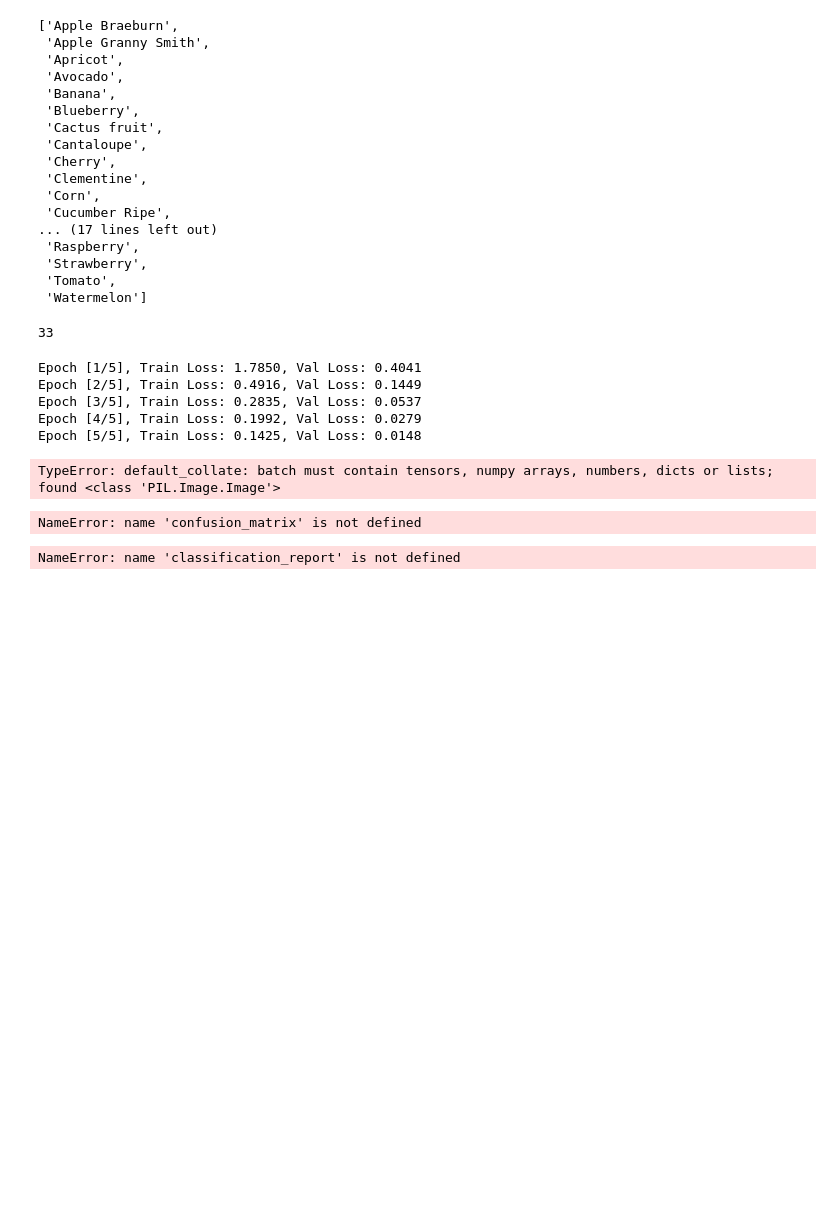
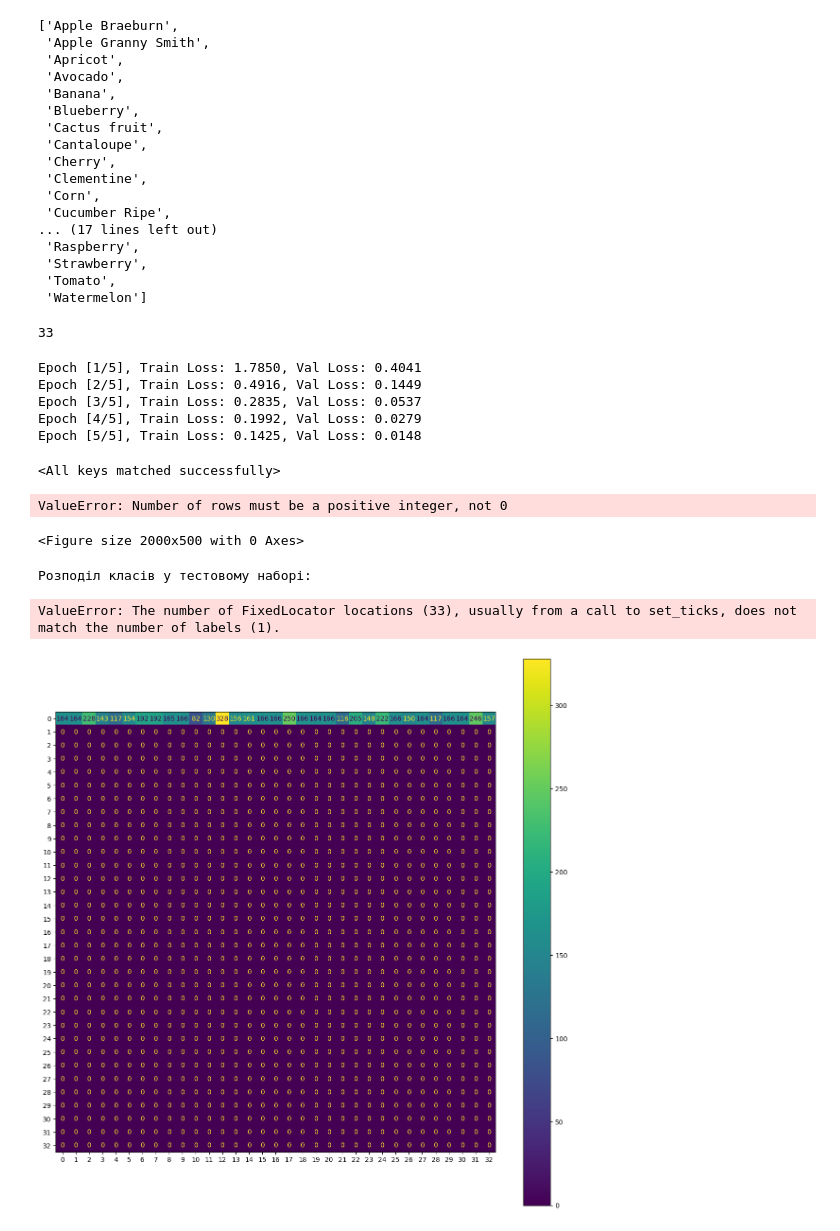
Before and after one commit to mssamoilenko/-_optuna, a Jupyter notebook: Truesamoilenko_fruit-classification.ipynb, the cells around one changed output. Cells and saved outputs as stored; diff of their text form; code cells hidden in the pictures; blank space fills up the shorter version.

Commit message:
Kaggle Notebook | fruit_classification | Version 9

```diff
--- a/Truesamoilenko_fruit-classification.ipynb
+++ b/Truesamoilenko_fruit-classification.ipynb
@@ -185,7 +193,8 @@ Epoch [4/5], Train Loss: 0.1992, Val Loss: 0.0279
 Epoch [5/5], Train Loss: 0.1425, Val Loss: 0.0148
 # %%
 test_dir = '/kaggle/input/fruit-recognition/test'
-# %%
-test_dataset = datasets.ImageFolder(root=test_dir)
-# %%
-test_loader = torch.utils.data.DataLoader(test_dataset, batch_size=batch_size, shuffle=False)
+# %%
+train_data_dir = '/kaggle/input/fruit-recognition/train/train'
+train_dataset = ImageFolder(root=train_data_dir)
+class_names = train_dataset.classes  # отримання назв класів
+idx_to_class = {v: k for k, v in train_dataset.class_to_idx.items()}
@@ -191,0 +243,6 @@ test_loader = torch.utils.data.DataLoader(test_dataset, batch_size=batch_size, s
+# %%
+device = torch.device('cuda' if torch.cuda.is_available() else 'cpu')
+model = FruitClassifier(len(class_names)).to(device)
+model.load_state_dict(torch.load('fruit_classifier.pth'))
+# %% [output]
+<All keys matched successfully>
@@ -191,0 +268,5 @@ test_loader = torch.utils.data.DataLoader(test_dataset, batch_size=batch_size, s
+# %%
+visualize_predictions(classification_results)
+# %% [output]
+ValueError: Number of rows must be a positive integer, not 0
+<Figure size 2000x500 with 0 Axes>
@@ -192,3 +287,10 @@ test_loader = torch.utils.data.DataLoader(test_dataset, batch_size=batch_size, s
+# %%
+classification_stats = get_classification_statistics(classification_results)
+print("\nРозподіл класів у тестовому наборі:")
+for class_name, count in classification_stats:
+    print(f"{class_name}: {count} зображень")
+# %% [output]
+Розподіл класів у тестовому наборі:
 # %%
 model.eval()
 all_preds = []
@@ -201,21 +303,22 @@ with torch.no_grad():
         _, preds = torch.max(outputs, 1)
         all_preds.extend(preds.cpu().numpy())
         all_labels.extend(labels.numpy())
-# %% [output]
-TypeError: default_collate: batch must contain tensors, numpy arrays, numbers, dicts or lists; found <class 'PIL.Image.Image'>
 # %%
+# Візуалізація матриці помилок
 cm = confusion_matrix(all_labels, all_preds)
-disp = ConfusionMatrixDisplay(confusion_matrix=cm,
-                             display_labels=test_dataset.classes)
+disp = ConfusionMatrixDisplay(
+    confusion_matrix=cm,
+    display_labels=test_dataset.classes
+)
 fig, ax = plt.subplots(figsize=(15, 15))
 disp.plot(ax=ax, xticks_rotation=90)
 plt.title('Confusion Matrix')
 plt.show()
+
+# Виведення повного звіту про класифікацію
+print(classification_report(all_labels, all_preds, target_names=test_dataset.classes))
 # %% [output]
-NameError: name 'confusion_matrix' is not defined
+ValueError: The number of FixedLocator locations (33), usually from a call to set_ticks, does not match the number of labels (1).
+[figure, added]
-# %%
-print(classification_report(all_labels, all_preds, target_names=test_dataset.classes))
-# %% [output]
-NameError: name 'classification_report' is not defined
 # %%
 torch.save(model.state_dict(), 'fruit_classifier.pth')
```
Also changed, not shown: parts of 8 cells of this notebook.
